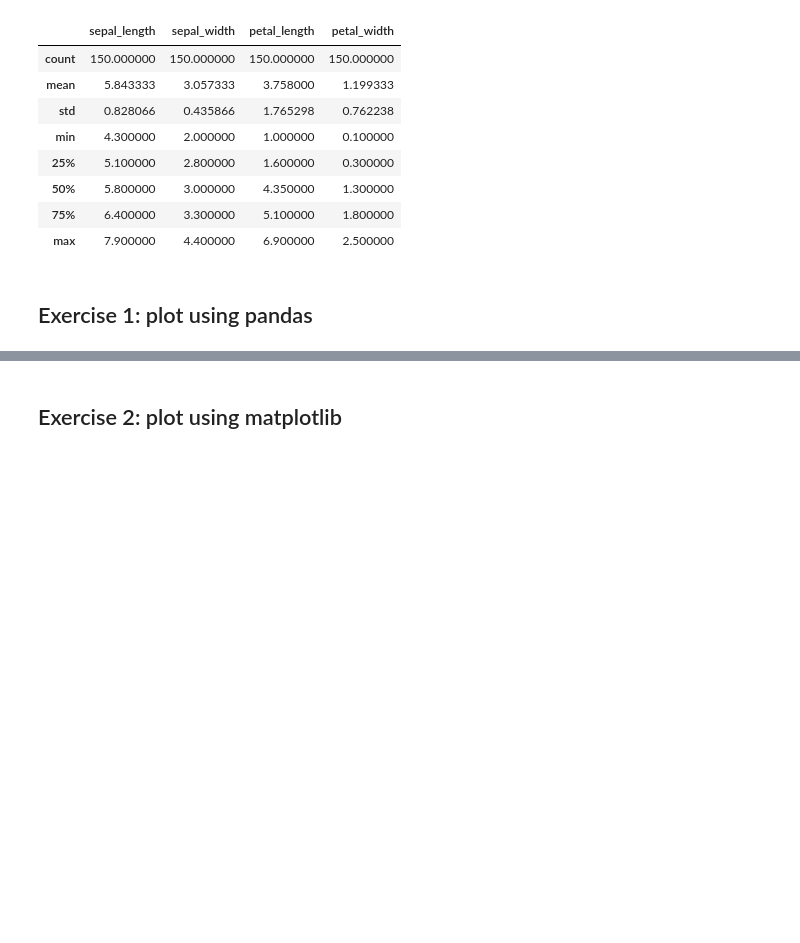
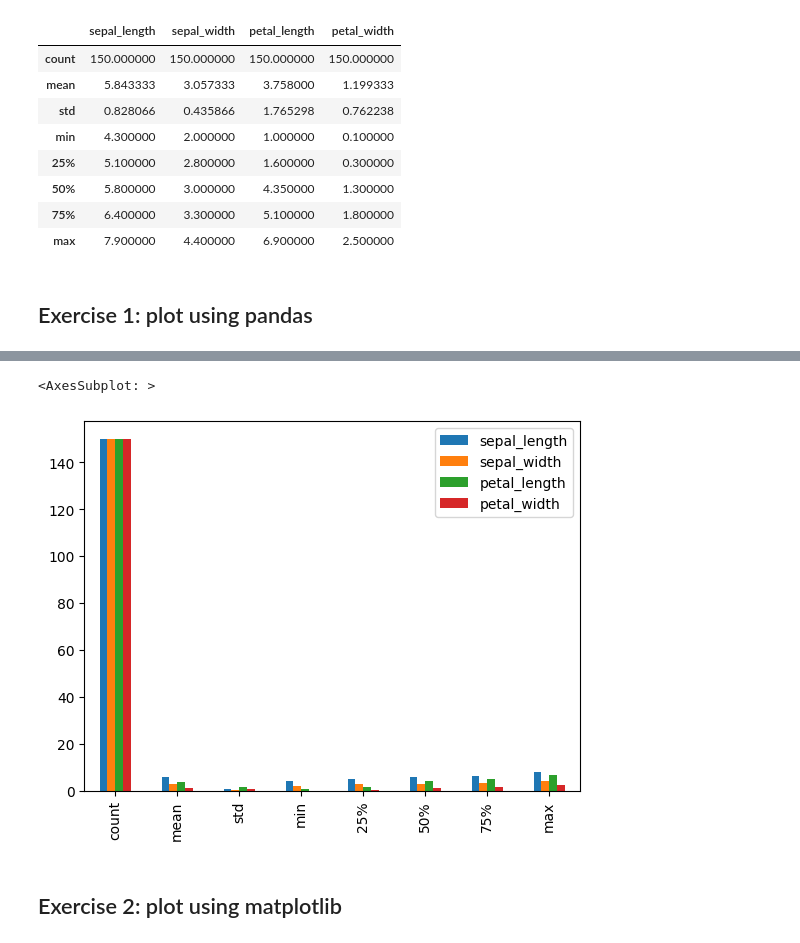
Before and after one commit to Datahel/KAWai_data_visualization, a Jupyter notebook: notebook.ipynb, the cells around one changed output, grey strips where cells are left out. Cells and saved outputs as stored; diff of their text form; code cells hidden in the pictures; blank space fills up the shorter version.

```diff
--- a/notebook.ipynb
+++ b/notebook.ipynb
@@ -35,4 +40,8 @@ ss
 # %%
 # your code here
+ss.plot(kind = 'bar')
+# %% [output]
+<AxesSubplot: >
+[figure, added]
 # %% [markdown]
 ## Exercise 2: plot using matplotlib
```
Also changed, not shown: parts of 5 cells of this notebook.
